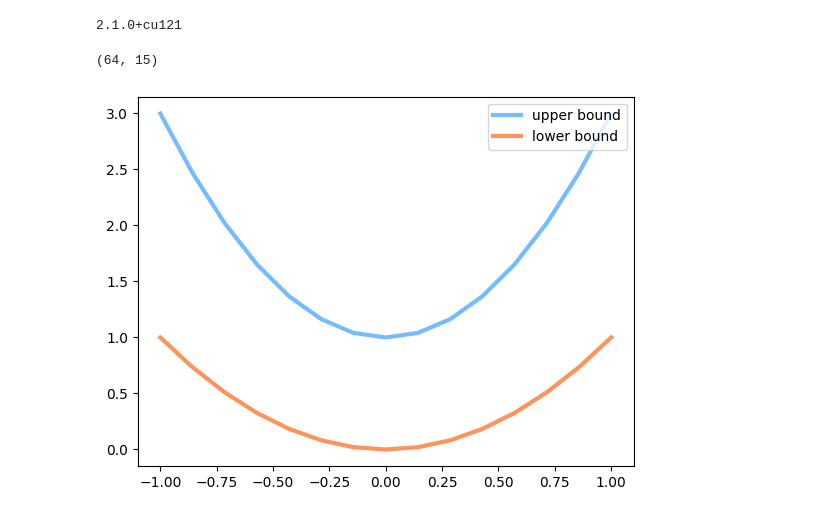
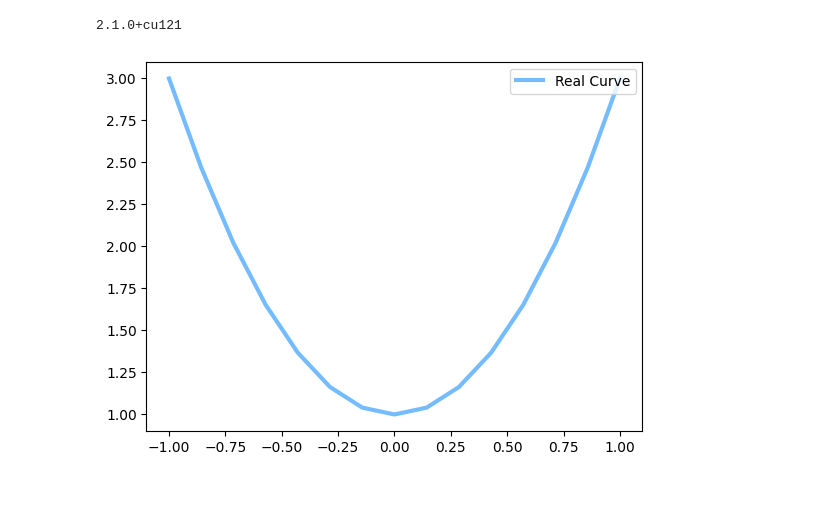
Before and after one commit to gaobowen/machine-learning, a Jupyter notebook: gan/gan.ipynb, the cells around one changed output. Saved outputs shown, nothing was run; the diff lists cells and outputs as text; code cells hidden in the pictures.

```diff
--- a/gan/gan.ipynb
+++ b/gan/gan.ipynb
@@ -6,28 +6,17 @@ print(torch.__version__)
 # %%
 import torch
 import torch.nn as nn
 import matplotlib.pyplot as plt
 import numpy as np
 
-#固定随机化种子
-torch.manual_seed(1)
-np.random.seed(1)
+BATCH_SIZE = 64
+G_IN_SIZE = 15 #生成器输入 尺寸
+G_OUT_SIZE = 15 #生成器输出 尺寸
 
-LR_G = 0.0001
-LR_D = 0.0001
-BATCH_SIZE = 64
-N_IDEAS = 5           #可以理解为Generator的输出
+PAINT_POINTS = np.vstack([np.linspace(-1,1, G_OUT_SIZE) for _ in range(BATCH_SIZE)]) #shape (BATCH_SIZE, G_OUT_SIZE)
 
-
-ART_COMPONETS = 15
-PAINT_POINTS = np.vstack([np.linspace(-1,1,ART_COMPONETS) for _ in range(BATCH_SIZE)])
-print(PAINT_POINTS.shape)
+plt.plot(PAINT_POINTS[0], 2 * np.power(PAINT_POINTS[0], 2) + 1, c='#74BCFF', lw=3, label='Real Curve')    #2 * x^2 + 1
+plt.legend(loc='upper right') #标签位置
+plt.show()
 # %% [output]
-(64, 15)
+[figure, added]
-# %%
-plt.plot(PAINT_POINTS[0], 2 * np.power(PAINT_POINTS[0], 2) + 1, c='#74BCFF', lw=3, label='upper bound')    #2 * x^2 + 1
-plt.plot(PAINT_POINTS[0], 1 * np.power(PAINT_POINTS[0], 2) + 0, c='#FF9359', lw=3, label='lower bound')    #   x^2
-plt.legend(loc='upper right')           #标签位置
-plt.show()
-# %% [output]
-[figure, removed]
```
Also changed, not shown: parts of 3 cells of this notebook, 18 other files.
